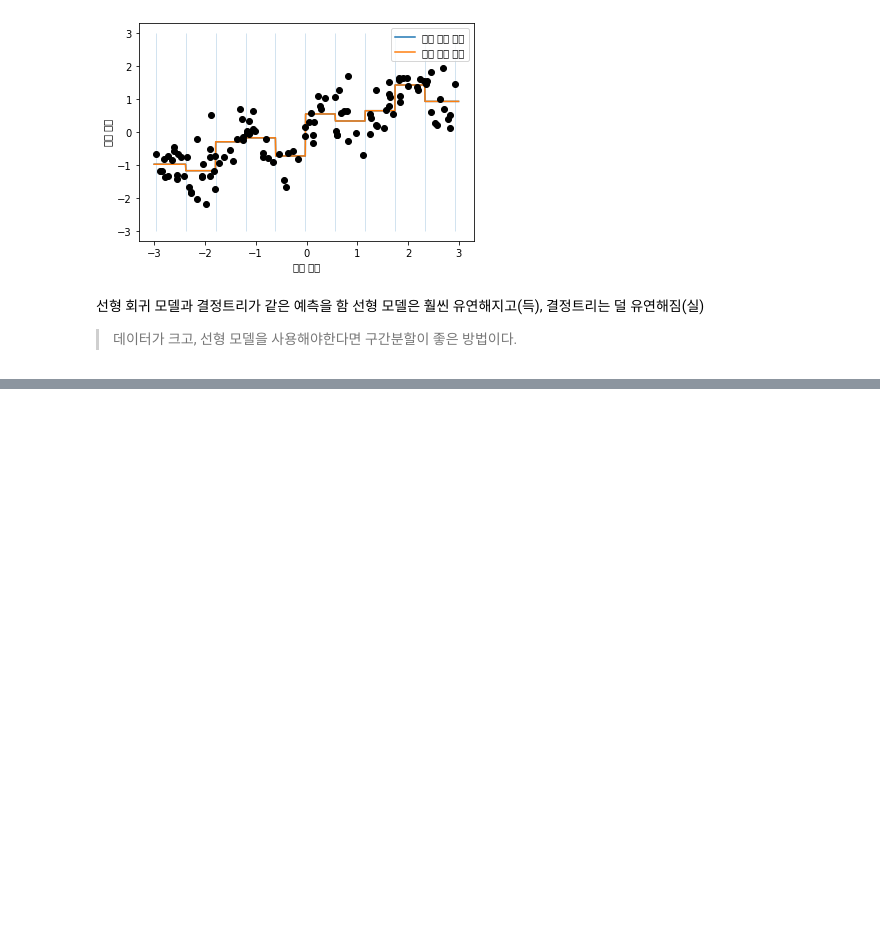
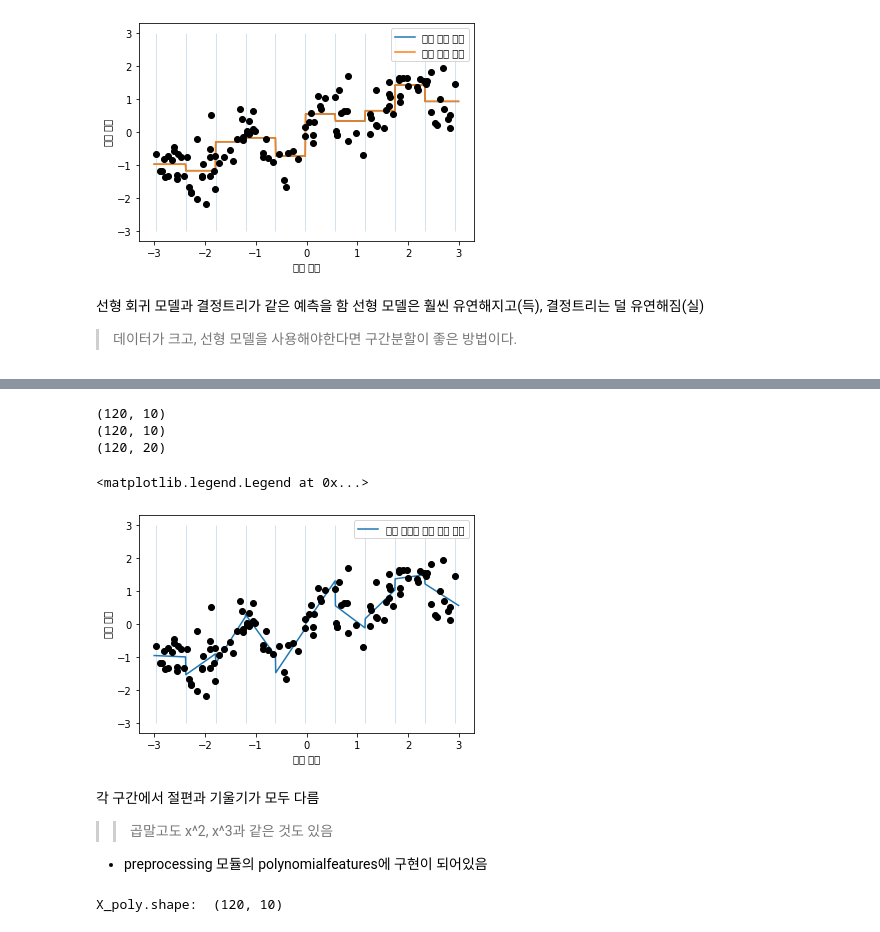
Before and after one commit to sja3410/Machine_Learning, a Jupyter notebook: sunjungAn/데이터 표현과 특성 공학.ipynb, the cells around one changed output, grey strips where cells are left out. Drawn from its saved outputs; the diff is of its cells as text; code cells hidden in the pictures; blank space fills up the shorter version.

```diff
--- a/sunjungAn/데이터 표현과 특성 공학.ipynb
+++ b/sunjungAn/데이터 표현과 특성 공학.ipynb
@@ -307,0 +344,36 @@ Text(0.5, 0, '입력 특성')
+# %%
+print(X_binned.shape)
+print((X*X_binned).shape)
+X_product = np.hstack([X_binned, X*X_binned])
+print(X_product.shape) #20개의 특성으로 변함
+# %% [output]
+(120, 10)
+(120, 10)
+(120, 20)
+# %%
+reg = LinearRegression().fit(X_product, y)
+
+line_product = np.hstack([line_binned, line*line_binned])
+plt.plot(line, reg.predict(line_product), label = '원본 특성을 곱한 선형 회귀')
+plt.vlines(kb.bin_edges_[0], -3, 3, linewidth = 1, alpha= .2)
+plt.plot(X[:, 0], y, 'o', c= 'k')
+plt.ylabel("회귀 출력")
+plt.xlabel("입력 특성")
+plt.legend(loc = "best")
+# %% [output]
+<matplotlib.legend.Legend at 0x...>
+[figure, added]
+# %% [markdown]
+각 구간에서 절편과 기울기가 모두 다름
+>> 곱말고도 x^2, x^3과 같은 것도 있음
++ preprocessing 모듈의 polynomialfeatures에 구현이 되어있음
+# %%
+from sklearn.preprocessing import PolynomialFeatures
+
+poly = PolynomialFeatures(degree = 10, include_bias = False)# 특성 10개, x^10까지 고차항
+poly.fit(X)
+X_poly = poly.transform(X)
+
+print("X_poly.shape: ", X_poly.shape)
+# %% [output]
+X_poly.shape:  (120, 10)
```
Also changed, not shown: parts of 44 cells of this notebook.
